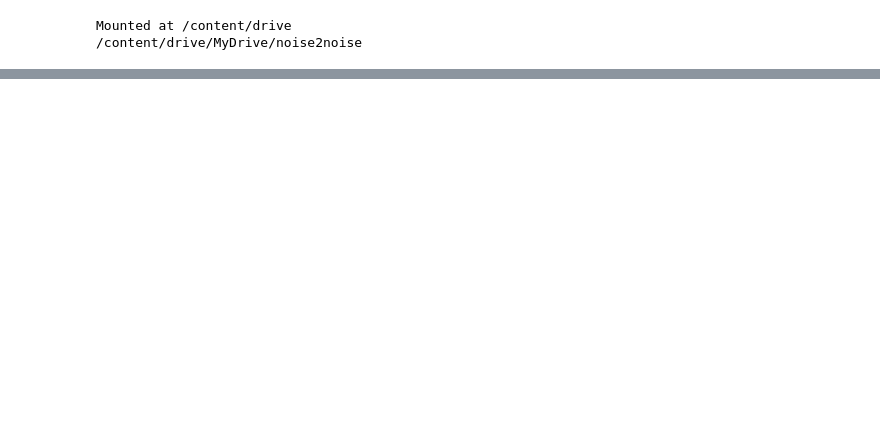
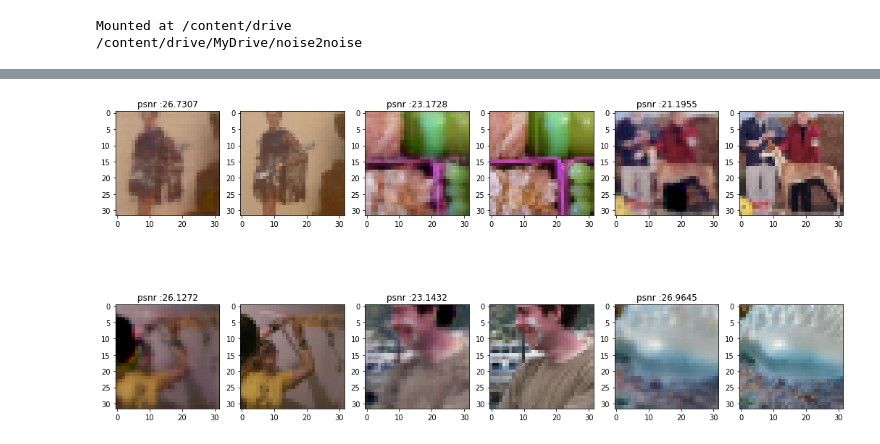
Before and after one commit to thurgarion2/noise2noise, a Jupyter notebook: _architecture_test.ipynb, the cells around one changed output, grey strips where cells are left out. Saved outputs shown, nothing was run; the diff lists cells and outputs as text; code cells hidden in the pictures; blank space fills up the shorter version.

```diff
--- a/_architecture_test.ipynb
+++ b/_architecture_test.ipynb
@@ -89,0 +90,20 @@ plot_psnr_distribution(model, validation)
+# %%
+model = ResNet().to(device)
+optim = Adam(model.parameters(), lr=3e-4)
+
+#to remove
+##scheduler = torch.optim.lr_scheduler.OneCycleLR(optim, max_lr=2e-3, total_steps=1000)
+
+metric = psnr_metric()
+criterion = nn.MSELoss()
+
+
+train_loss, test_loss, resnet_psnr = train(model,
+                                           train_loader,
+                                           validation,
+                                           optim,
+                                           criterion,
+                                           metric,
+                                           gradient_steps=1000,
+                                           samples_steps=100,
+                                           lr_scheduler=None)
@@ -89,0 +114,4 @@ plot_psnr_distribution(model, validation)
+# %%
+show_results(model, validation, nb_cols=3, nb_rows=2)
+# %% [output]
+[figure, added]
```
Also changed, not shown: parts of 9 cells of this notebook, 1 other file.
